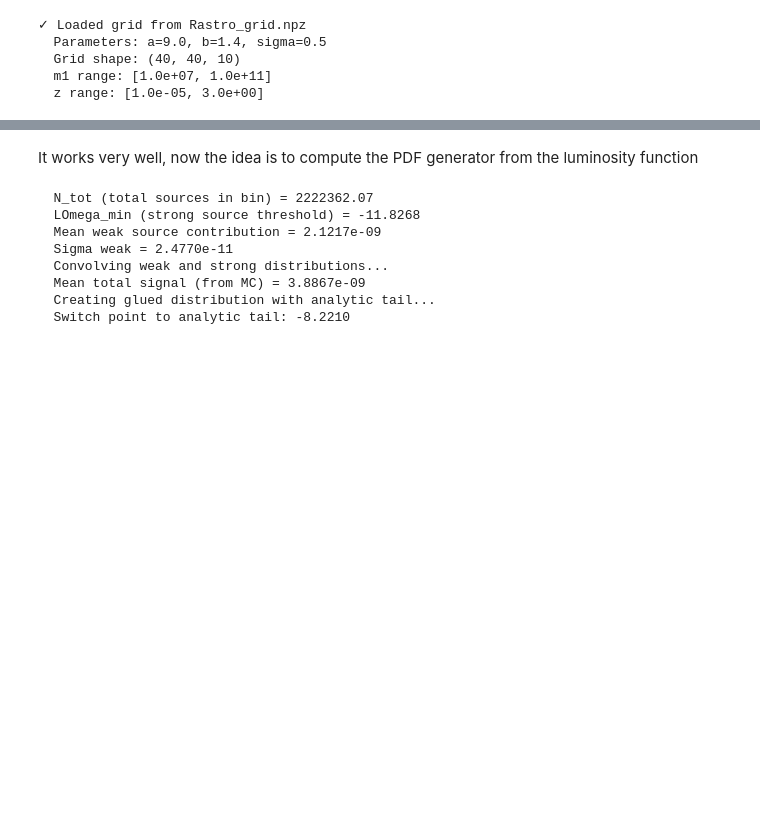
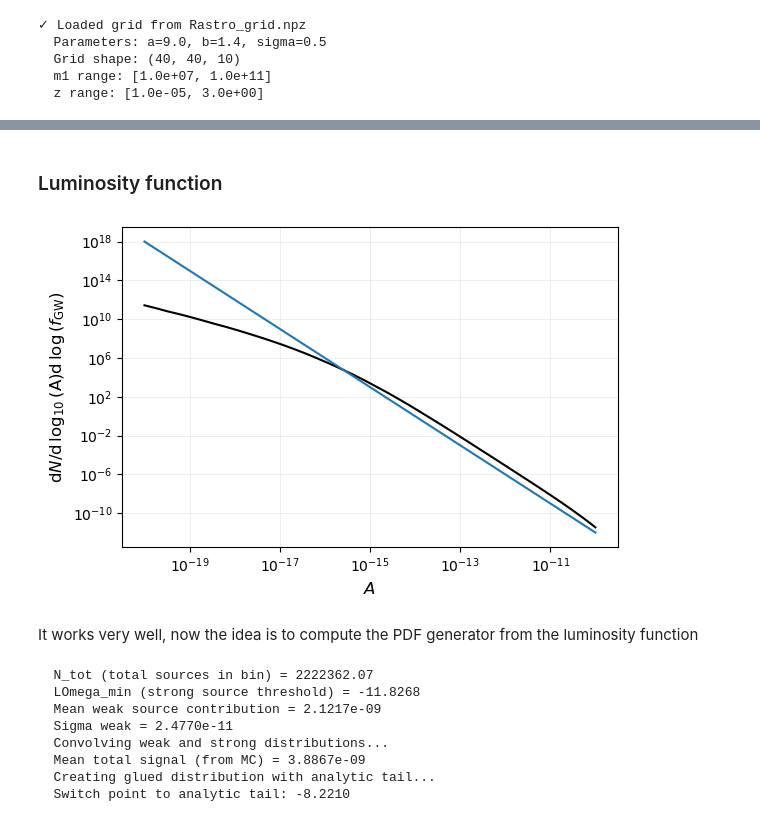
Before and after one commit to jurrutiaGW/SMBH_luminosity_function, a Jupyter notebook: SMBH_luminosity.ipynb, the cells around one changed output, grey strips where cells are left out. Drawn from its saved outputs; the diff is of its cells as text; code cells hidden in the pictures; blank space fills up the shorter version.

Commit message:
Luminosity function as a function of A implemented

```diff
--- a/SMBH_luminosity.ipynb
+++ b/SMBH_luminosity.ipynb
@@ -764,0 +639,2 @@ plt.show()
+# %% [markdown]
+### Luminosity function
@@ -765,3 +696,28 @@ plt.show()
+# %%
+yval1= [dNdlog10Alogf(Rastro_interp, logOmega, 1e-9, 1, 10**-13, 5/8, 8/3,2**10) for logOmega in np.linspace(-20, -10, 40)]
+xval1= [10**logOmega for logOmega in np.linspace(-20, -10, 40)]
+# %%
+yval2= [10**(-3*logOmega - 42) for logOmega in np.linspace(-20, -10, 40)]
+xval2= [10**logOmega for logOmega in np.linspace(-20, -10, 40)]
+# %%
+plt.figure(figsize=(6, 4))
+# Plot with labels and custom styles
+plt.plot(xval1, yval1, color='black')
+plt.plot(xval2, yval2, color='black')
+
+# Log scales
+plt.xscale('log')
+plt.yscale('log')
+# Labels with optional LaTeX formatting
+plt.xlabel(r'$A$', fontsize=12)
+plt.ylabel(r'${\rm d}N/{\rm d\,\log_{10}\left(A\right)}{\rm d}\,\log\left(f_{\rm GW}\right)}$', fontsize=12)
+# Grid for both major and minor ticks
+plt.grid(True, alpha=0.3, which='both', linestyle='-', linewidth=0.5)
+# Legend with styling
+plt.tight_layout()
+plt.show()
+# %% [output]
+[figure, added]
 # %% [markdown]
 It works very well, now the idea is to compute the PDF generator from the luminosity function
 # %%
```
Also changed, not shown: parts of 17 cells of this notebook, 9 other files.
